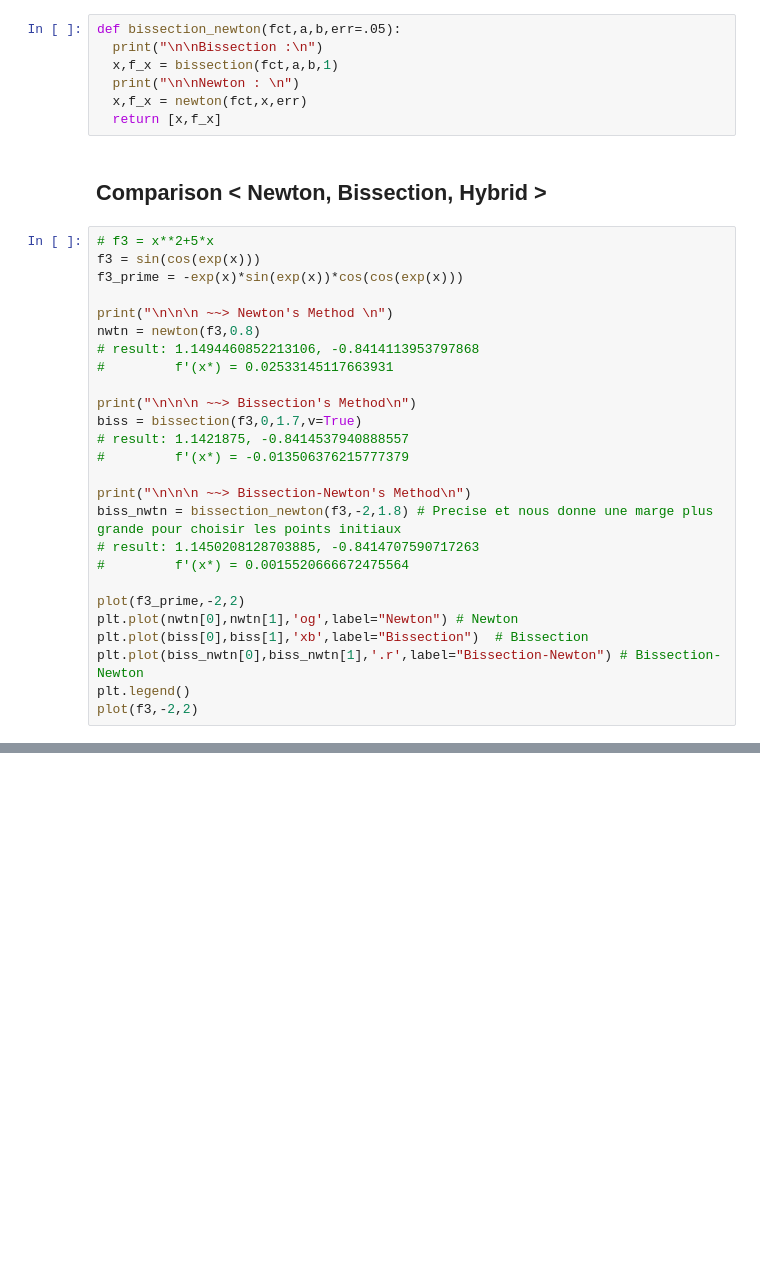
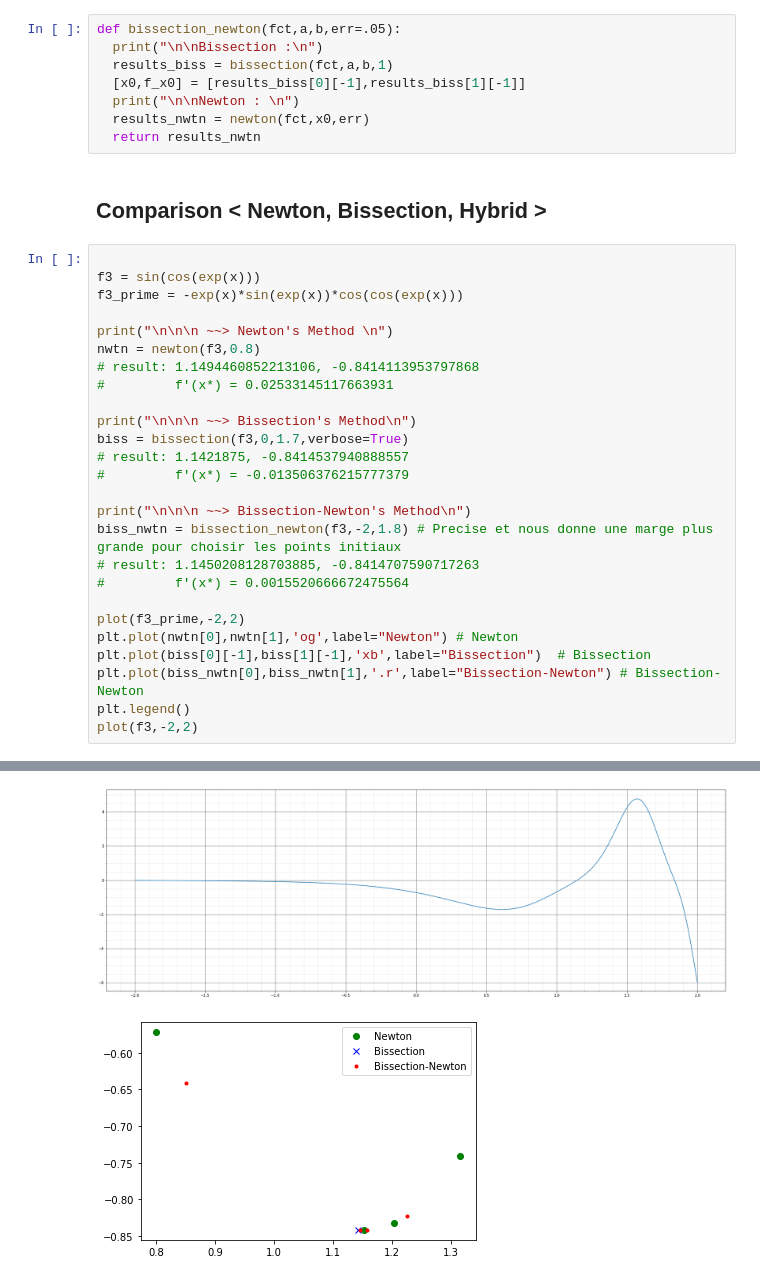
Before and after one commit to Taylor-X01/Optimization-Algorithm, a Jupyter notebook: Line_search.ipynb, the cells around one changed output, grey strips where cells are left out. Drawn from its saved outputs; the diff is of its cells as text; blank space fills up the shorter version.

```diff
--- a/Line_search.ipynb
+++ b/Line_search.ipynb
@@ -207,14 +289,15 @@ def regula_falsi(fct,x0,x1,err=0.005):
 # %%
 def bissection_newton(fct,a,b,err=.05):
   print("\n\nBissection :\n")
-  x,f_x = bissection(fct,a,b,1)
+  results_biss = bissection(fct,a,b,1)
+  [x0,f_x0] = [results_biss[0][-1],results_biss[1][-1]]
   print("\n\nNewton : \n")
-  x,f_x = newton(fct,x,err)
-  return [x,f_x]
+  results_nwtn = newton(fct,x0,err)
+  return results_nwtn
 # %% [markdown]
 ## Comparison < Newton, Bissection, Hybrid >
 # %%
-# f3 = x**2+5*x
+
 f3 = sin(cos(exp(x)))
 f3_prime = -exp(x)*sin(exp(x))*cos(cos(exp(x)))
 
@@ -224,7 +307,7 @@ nwtn = newton(f3,0.8)
 #         f'(x*) = 0.02533145117663931
 
 print("\n\n\n ~~> Bissection's Method\n")
-biss = bissection(f3,0,1.7,v=True)
+biss = bissection(f3,0,1.7,verbose=True)
 # result: 1.1421875, -0.8414537940888557
 #         f'(x*) = -0.013506376215777379
 
@@ -235,7 +318,8 @@ biss_nwtn = bissection_newton(f3,-2,1.8) # Precise et nous donne une marge plus
 
 plot(f3_prime,-2,2)
 plt.plot(nwtn[0],nwtn[1],'og',label="Newton") # Newton
-plt.plot(biss[0],biss[1],'xb',label="Bissection")  # Bissection
+plt.plot(biss[0][-1],biss[1][-1],'xb',label="Bissection")  # Bissection
 plt.plot(biss_nwtn[0],biss_nwtn[1],'.r',label="Bissection-Newton") # Bissection-Newton
 plt.legend()
 plot(f3,-2,2)
+# %% [output]
@@ -241,0 +343,2 @@ plot(f3,-2,2)
+[figure, added]
+[figure, added]
```
Also changed, not shown: parts of 8 cells of this notebook.
